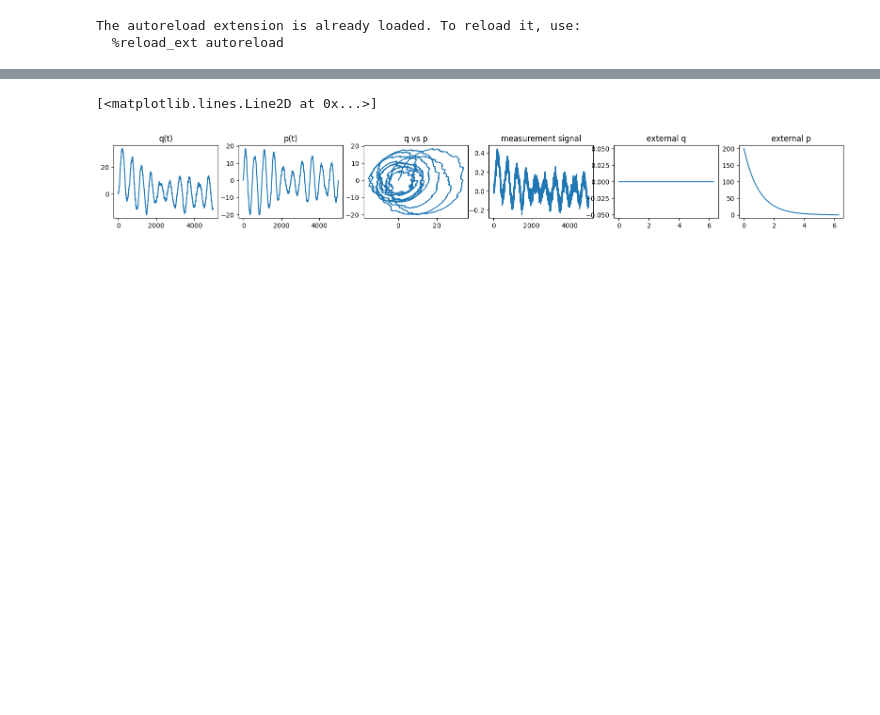
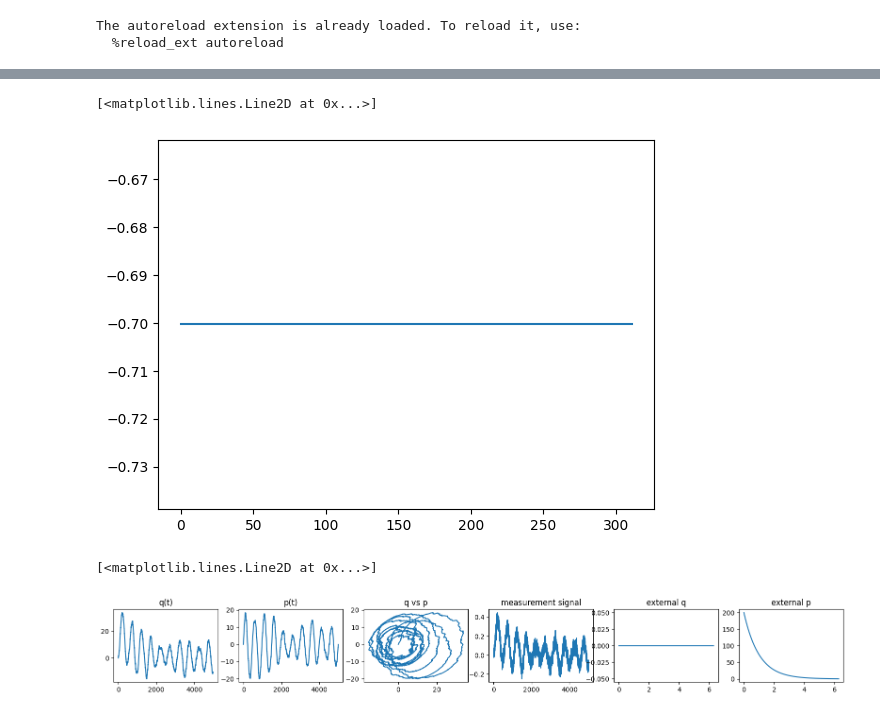
Before and after one commit to matibilkis/qmon-sindy, a Jupyter notebook: learn_torch/torch_sindy_qmon.ipynb, the cells around one changed output, grey strips where cells are left out. Cells and saved outputs as stored; diff of their text form; code cells hidden in the pictures; blank space fills up the shorter version.

```diff
--- a/learn_torch/torch_sindy_qmon.ipynb
+++ b/learn_torch/torch_sindy_qmon.ipynb
@@ -29,0 +32,15 @@ params
+# %%
+
+x = load_data(itraj=1, what="hidden_state.npy")
+dy = load_data(itraj=1,what="dys.npy")
+f = load_data(itraj=1, what="external_signal.npy")
+
+params, exp_path = give_params()
+
+####
+gamma, omega, n, eta, kappa, params_foce, [periods, ppp] = params
+period = (2*np.pi/omega)
+total_time = period*periods
+dt = period/ppp
+
+times = np.arange(0,total_time+dt,dt)
@@ -29,0 +132,3 @@ params
+# %%
+amps = [history["params"][k][0] for k in range(len(history["params"]))]
+gamms = [history["params"][k][1] for k in range(len(history["params"]))]
@@ -30,3 +155,8 @@ params
+# %%
+plt.plot(gamms)
+# %% [output]
+[<matplotlib.lines.Line2D at 0x...>]
+[figure, added]
 # %%
 x = load_data(itraj=1, what="hidden_state.npy")
 dy = load_data(itraj=1,what="dys.npy")
```
Also changed, not shown: parts of 11 cells of this notebook, 4 other files.
